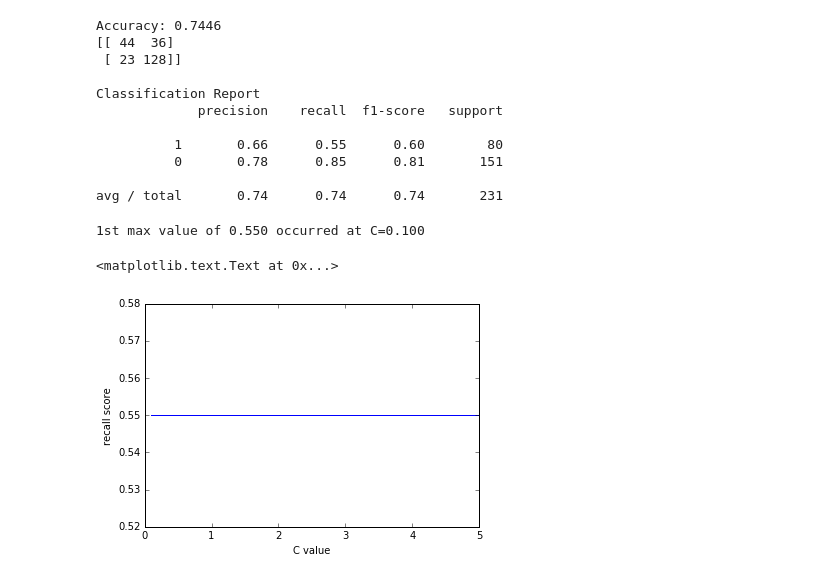
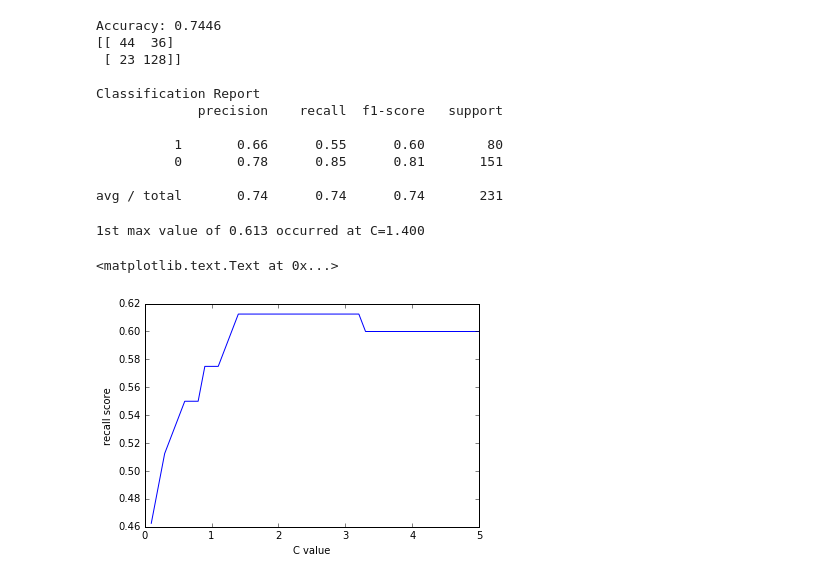
Before and after one commit to dinhjeffrey/learning-ds, a Jupyter notebook: ML pluralsight kurata/Notebooks/Pima-Prediction.ipynb, the cells around one changed output. Cells and saved outputs as stored; diff of their text form; code cells hidden in the pictures.

```diff
--- a/ML pluralsight kurata/Notebooks/Pima-Prediction.ipynb
+++ b/ML pluralsight kurata/Notebooks/Pima-Prediction.ipynb
@@ -361,33 +361,33 @@ avg / total       0.74      0.74      0.74       231
 # %%
 C_start = 0.1
 C_end = 5
 C_inc = 0.1
 
 C_values, recall_scores = [], []
 
 C_val = C_start
 best_recall_score = 0
 while (C_val < C_end):
     C_values.append(C_val)
     lr_model_loop = LogisticRegression(C=C_val, random_state=42)
     lr_model_loop.fit(X_train, y_train.ravel())
     lr_predict_loop_test = lr_model_loop.predict(X_test)
-    recall_score = metrics.recall_score(y_test, lr_predict_test)
+    recall_score = metrics.recall_score(y_test, lr_predict_loop_test)
     recall_scores.append(recall_score)
     if (recall_score > best_recall_score):
         best_recall_score = recall_score
         best_lr_predict_test = lr_predict_loop_test
 
     C_val = C_val + C_inc
 
 best_score_C_val = C_values[recall_scores.index(best_recall_score)]
 print("1st max value of {0:.3f} occurred at C={1:.3f}".format(best_recall_score, best_score_C_val))
 
 %matplotlib inline
 plt.plot(C_values, recall_scores, "-")
 plt.xlabel("C value")
 plt.ylabel("recall score")
 # %% [output]
-1st max value of 0.550 occurred at C=0.100
+1st max value of 0.613 occurred at C=1.400
 <matplotlib.text.Text at 0x...>
-[figure, old version]
+[figure, new version]
```
Also changed, not shown: parts of 3 cells of this notebook.
